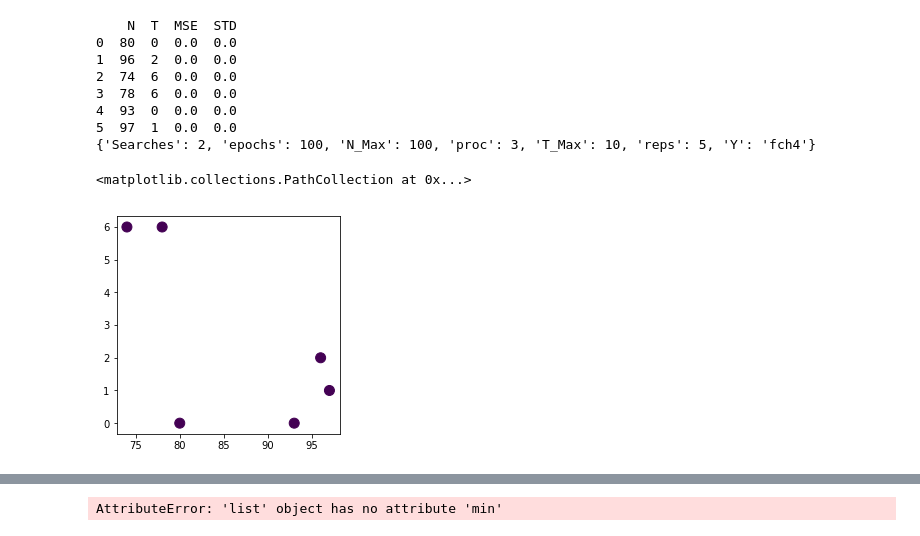
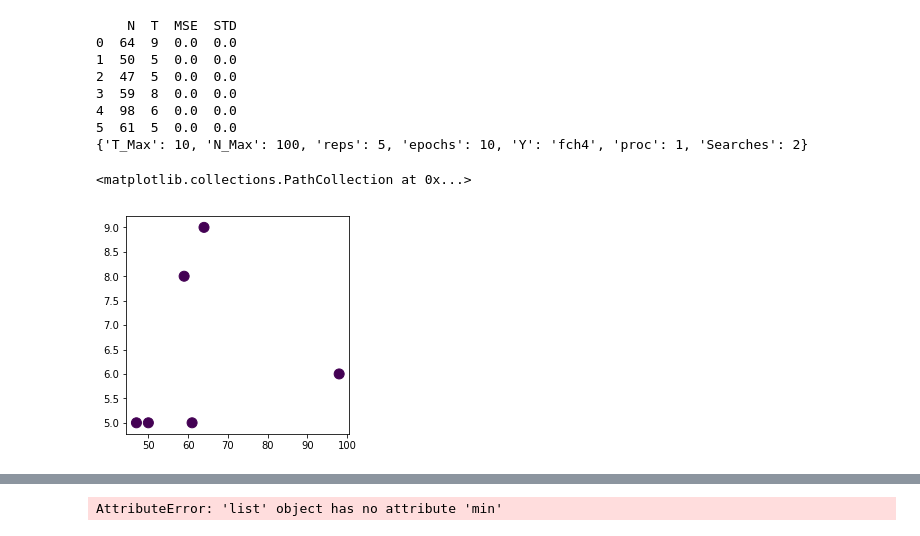
Before and after one commit to June-Skeeter/ML_GapFilling, a Jupyter notebook: MultiLayerModel.ipynb, the cells around one changed output, grey strips where cells are left out. Cells and saved outputs as stored; diff of their text form; code cells hidden in the pictures.

```diff
--- a/MultiLayerModel.ipynb
+++ b/MultiLayerModel.ipynb
@@ -32,46 +32,46 @@ class Params:
             samp_size = 20
             Searches = 10
         else:
-            epochs = 100
+            epochs = 10
             reps = 5
             N_Max = 100
             N_min = 2
             T_Max = 10
             samp_size = 6
             Searches = 2
         N = np.array(np.random.rand(samp_size)*N_Max+N_min,dtype='int32')
         T = np.array(np.random.rand(samp_size)*T_Max,dtype='int32')
         d = {'N':N,'T':T}
         self.Runs = pd.DataFrame(data=d)
         self.params = {}
         self.params['T_Max'] = T_Max
         self.params['N_Max'] = N_Max
         self.params['reps'] = reps
         self.params['epochs'] = epochs
         self.params['Y'] = Y
-        self.params['proc']=3
+        self.params['proc']=1
         self.params['Searches']=Searches
 
 rpms = Params('Test','fch4')
 # rpms = Params('Test',5,'ch4_flux')
 Runs,params = rpms.Runs,rpms.params
 Runs['MSE'] = 0.0
 Runs['STD'] = 0.0
 print(Runs)
 print(params)
 plt.figure(figsize = (4,4))
 plt.scatter(Runs["N"],Runs['T'],s=100,c=Runs['MSE'])
 # %% [output]
     N  T  MSE  STD
-0  80  0  0.0  0.0
-1  96  2  0.0  0.0
-2  74  6  0.0  0.0
-3  78  6  0.0  0.0
-4  93  0  0.0  0.0
-5  97  1  0.0  0.0
-{'Searches': 2, 'epochs': 100, 'N_Max': 100, 'proc': 3, 'T_Max': 10, 'reps': 5, 'Y': 'fch4'}
+0  64  9  0.0  0.0
+1  50  5  0.0  0.0
+2  47  5  0.0  0.0
+3  59  8  0.0  0.0
+4  98  6  0.0  0.0
+5  61  5  0.0  0.0
+{'T_Max': 10, 'N_Max': 100, 'reps': 5, 'epochs': 10, 'Y': 'fch4', 'proc': 1, 'Searches': 2}
 <matplotlib.collections.PathCollection at 0x...>
-[figure, old version]
+[figure, new version]
 # %%
 def TTV_Split(i,Memory,X,y,params):
     X_train,X_test,y_train,y_test=train_test_split(X,y, test_size=0.1, random_state=i)
```
Also changed, not shown: parts of 6 cells of this notebook.
